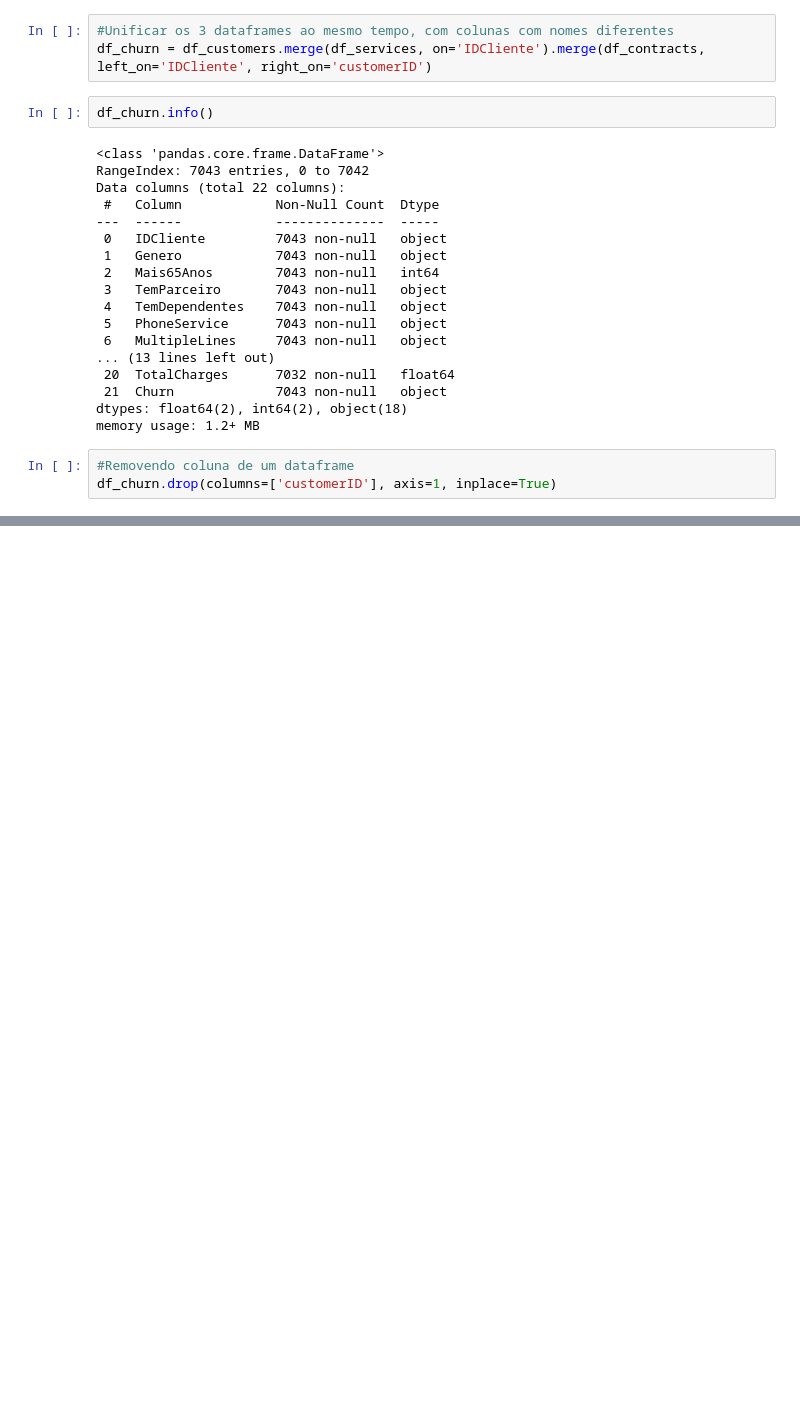
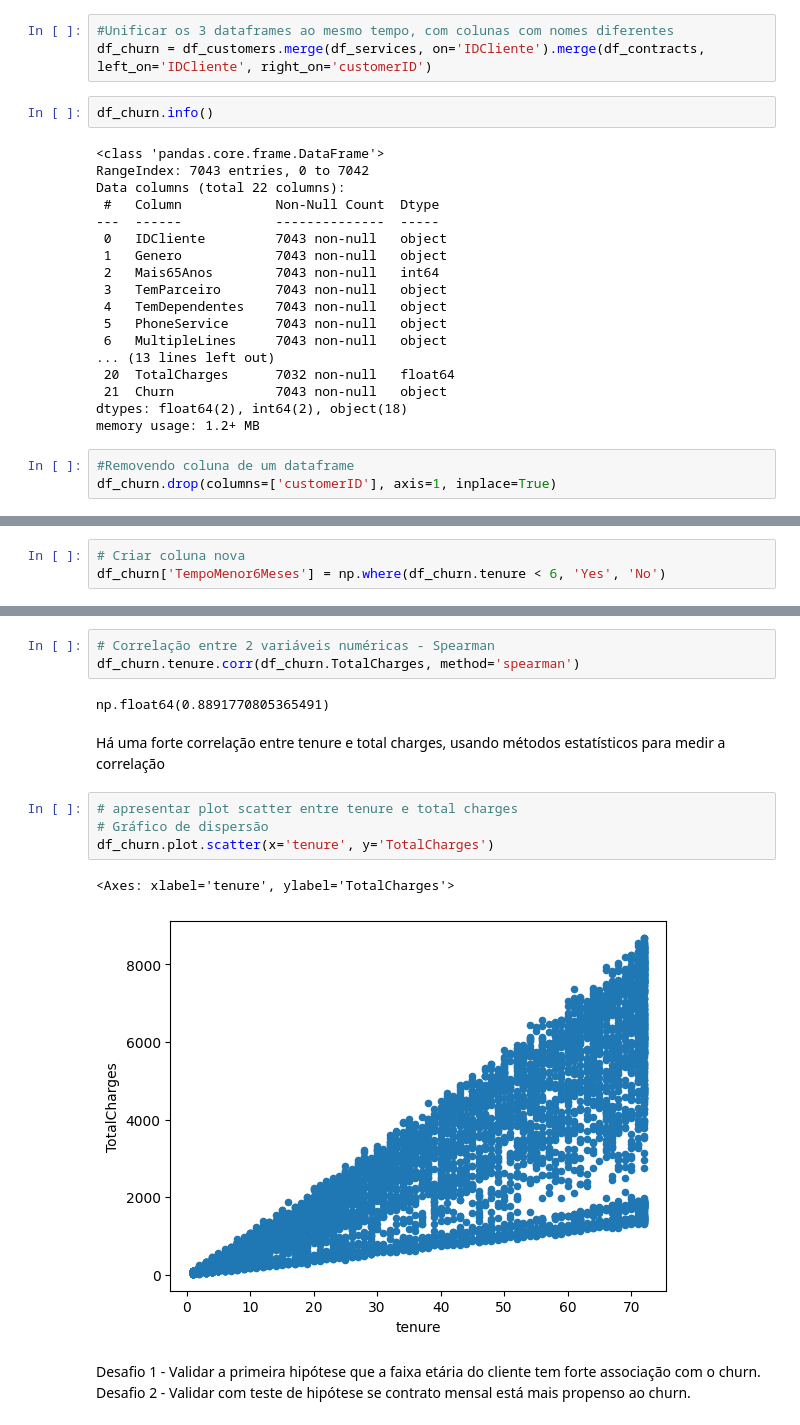
Before and after one commit to viniciusflyssak/cursoIA, a Jupyter notebook: eda_churn.ipynb, the cells around one changed output, grey strips where cells are left out. Cells and saved outputs as stored; diff of their text form; blank space fills up the shorter version.

```diff
--- a/eda_churn.ipynb
+++ b/eda_churn.ipynb
@@ -386,0 +749,3 @@ df_churn.drop(columns=['customerID'], axis=1, inplace=True)
+# %%
+# Criar coluna nova
+df_churn['TempoMenor6Meses'] = np.where(df_churn.tenure < 6, 'Yes', 'No')
@@ -386,0 +794,17 @@ df_churn.drop(columns=['customerID'], axis=1, inplace=True)
+# %%
+# Correlação entre 2 variáveis numéricas - Spearman
+df_churn.tenure.corr(df_churn.TotalCharges, method='spearman')
+# %% [output]
+np.float64(0.8891770805365491)
+# %% [markdown]
+Há uma forte correlação entre tenure e total charges, usando métodos estatísticos para medir a correlação
+# %%
+# apresentar plot scatter entre tenure e total charges
+# Gráfico de dispersão
+df_churn.plot.scatter(x='tenure', y='TotalCharges')
+# %% [output]
+<Axes: xlabel='tenure', ylabel='TotalCharges'>
+[figure, added]
+# %% [markdown]
+Desafio 1 - Validar a primeira hipótese que a faixa etária do cliente tem forte associação com o churn.
+Desafio 2 - Validar com teste de hipótese se contrato mensal está mais propenso ao churn.
```
Also changed, not shown: parts of 63 cells of this notebook, 5 other files.
